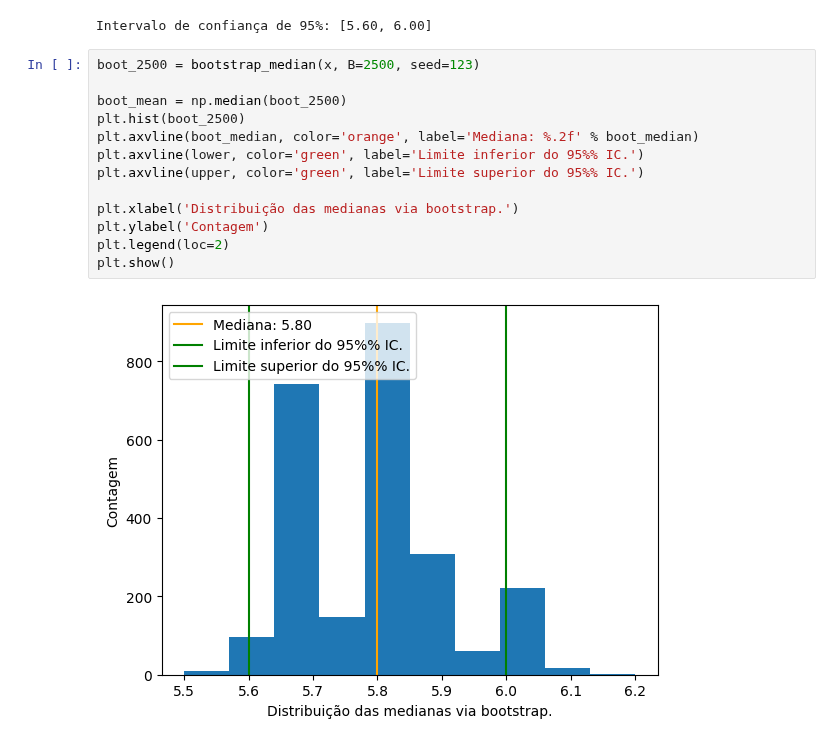
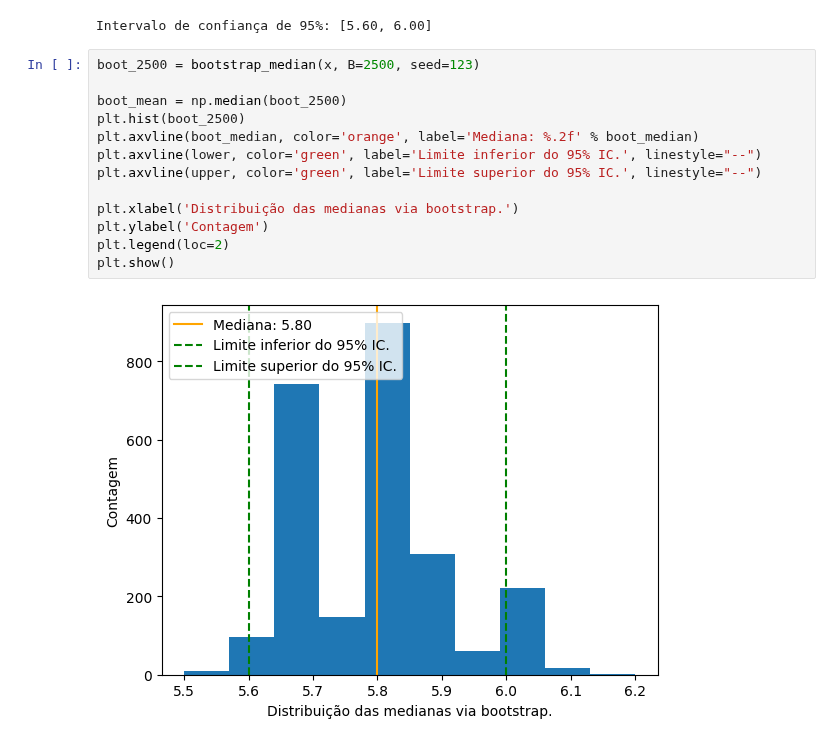
Before and after one commit to thiagorr162/thiagorr162.github.io, a Jupyter notebook: assets/aula/reamostragem/jupyter/bootstrap/bootstrap.ipynb, the cells around one changed output. Cells and saved outputs as stored; diff of their text form.

Commit message:
Make axvline dashed

```diff
--- a/assets/aula/reamostragem/jupyter/bootstrap/bootstrap.ipynb
+++ b/assets/aula/reamostragem/jupyter/bootstrap/bootstrap.ipynb
@@ -95,15 +95,15 @@ Intervalo de confiança de 95%: [5.60, 6.00]
 # %%
 boot_2500 = bootstrap_median(x, B=2500, seed=123)
 
 boot_mean = np.median(boot_2500)
 plt.hist(boot_2500)
 plt.axvline(boot_median, color='orange', label='Mediana: %.2f' % boot_median)
-plt.axvline(lower, color='green', label='Limite inferior do 95%% IC.')
-plt.axvline(upper, color='green', label='Limite superior do 95%% IC.')
+plt.axvline(lower, color='green', label='Limite inferior do 95% IC.', linestyle="--")
+plt.axvline(upper, color='green', label='Limite superior do 95% IC.', linestyle="--")
 
 plt.xlabel('Distribuição das medianas via bootstrap.')
 plt.ylabel('Contagem')
 plt.legend(loc=2)
 plt.show()
 # %% [output]
-[figure, old version]
+[figure, new version]
```
